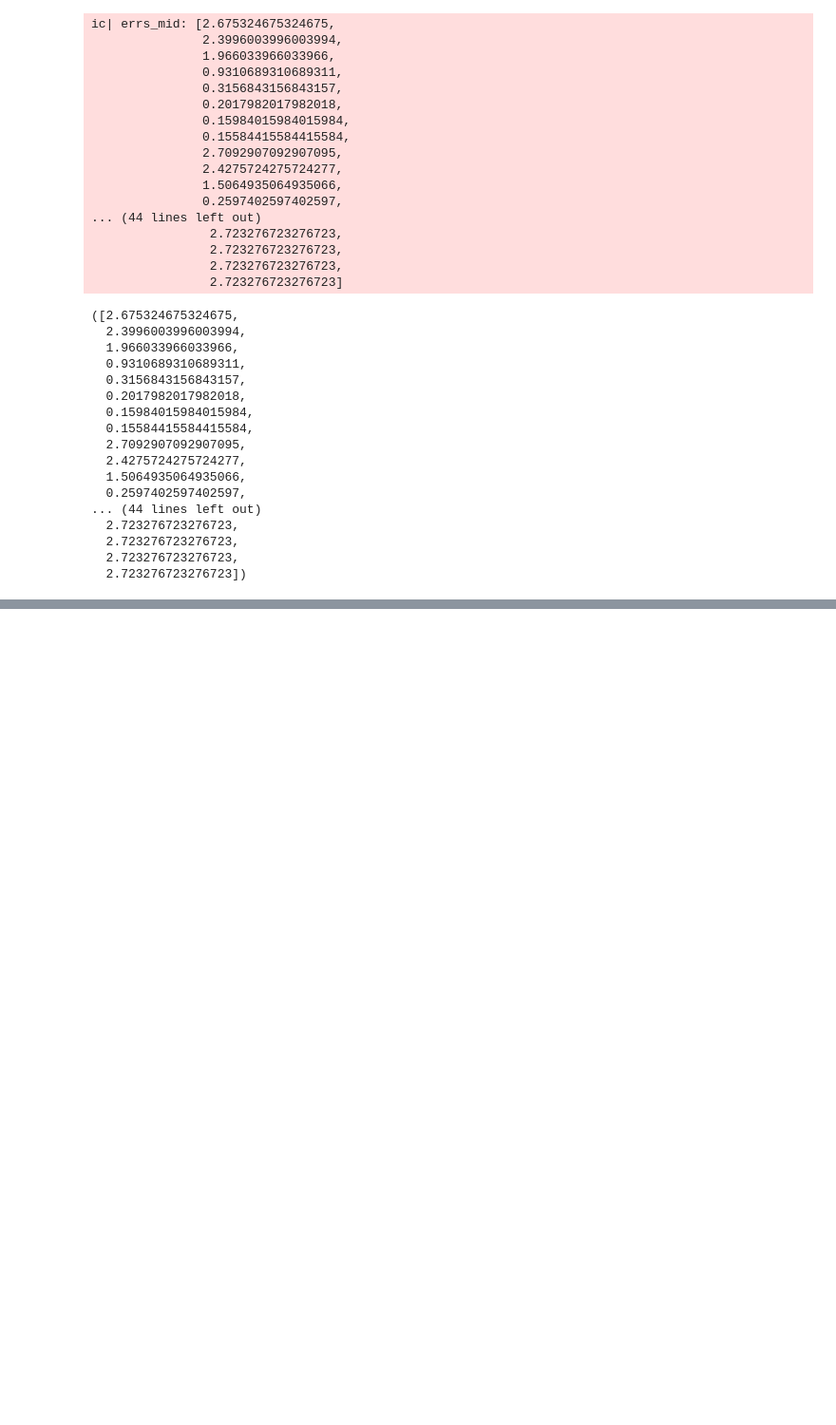
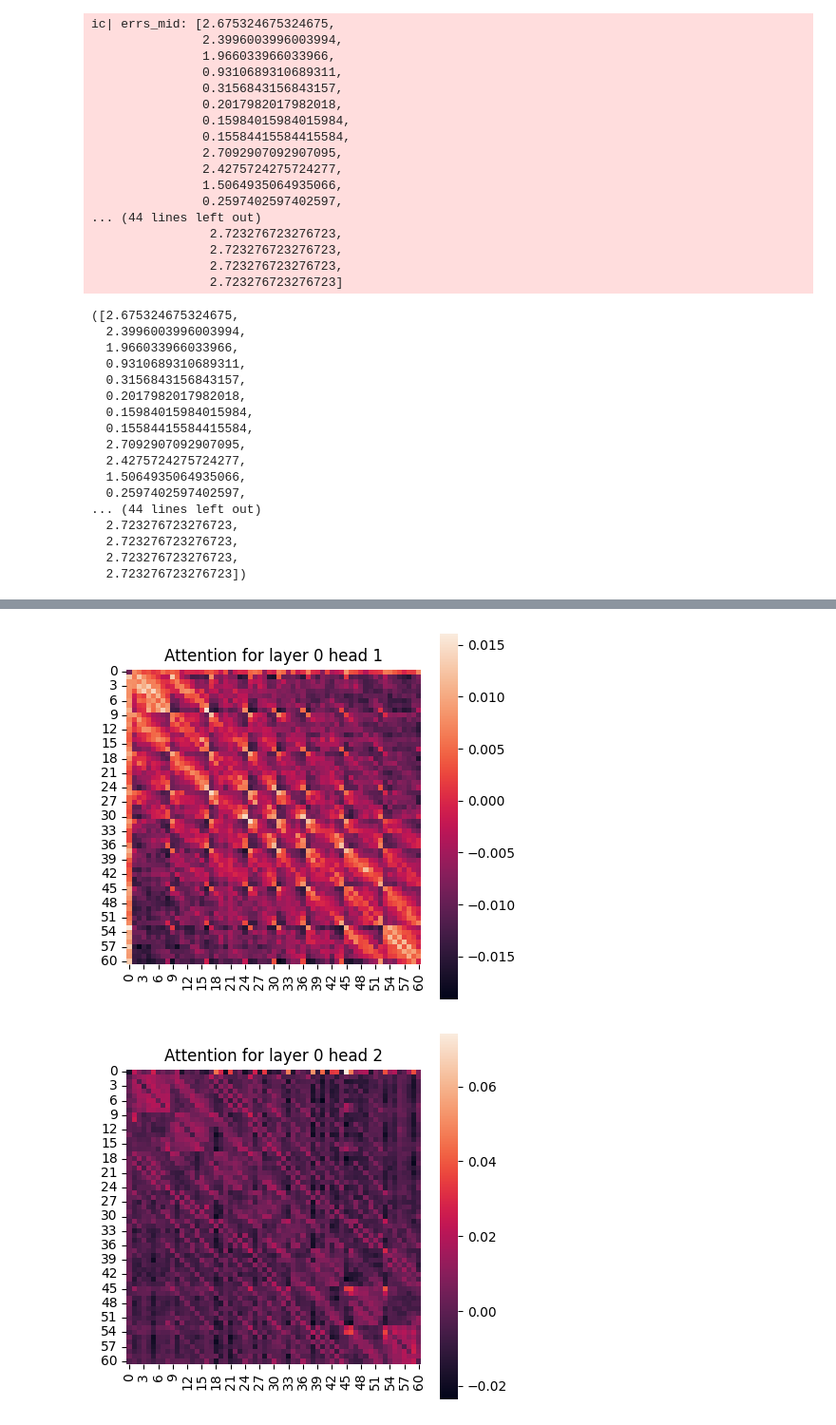
Before and after one commit to callumcanavan/othello-gpt, a Jupyter notebook: Othello_GPT.ipynb, the cells around one changed output, grey strips where cells are left out. Shown at 95% size. Drawn from its saved outputs; the diff is of its cells as text; code cells hidden in the pictures; blank space fills up the shorter version.

```diff
--- a/Othello_GPT.ipynb
+++ b/Othello_GPT.ipynb
@@ -548,0 +595,5 @@ plot_intervention_errs(errs_mid_rev, errs_post_rev, null_mid[0])
+# %%
+# Layernorm vs regular normalisation
+layernorm = model.mod_dict["blocks.0.ln1"]
+layer_normed = layernorm(embed_matrix)
+embed_matrix_normed = F.normalize(embed_matrix, dim=1)
@@ -548,0 +613,11 @@ plot_intervention_errs(errs_mid_rev, errs_post_rev, null_mid[0])
+# %%
+# Get key, query, value matrices
+key_matrices = [model.state_dict()[f"blocks.{layer}.attn.W_K"] for layer in range(8)]
+query_matrices = [model.state_dict()[f"blocks.{layer}.attn.W_Q"] for layer in range(8)]
+value_matrices = [model.state_dict()[f"blocks.{layer}.attn.W_V"] for layer in range(8)]
+
+W_K = key_matrices[0]
+W_Q = query_matrices[0]
+W_V = value_matrices[0]
+ic(W_K.shape, W_Q.shape, W_V.shape)
+ic(embed_matrix.shape)
@@ -548,0 +630,15 @@ plot_intervention_errs(errs_mid_rev, errs_post_rev, null_mid[0])
+# %%
+# Get attention values for all cell embeddings
+def get_attention_values(W_K, W_Q, W_V, embed_matrix):
+    """Get attention values for all cell embeddings."""
+    # Get attention values for all cell embeddings
+    embed_matrix_normed = F.normalize(embed_matrix, dim=1)
+    K = einsum("head d_model d_head, vocab d_model -> head vocab d_head", W_K, embed_matrix_normed)
+    Q = einsum("head d_model d_head, vocab d_model -> head vocab d_head", W_Q, embed_matrix_normed)
+    V = einsum("head d_model d_head, vocab d_model -> head vocab d_head", W_V, embed_matrix_normed)
+    attention = einsum("head vocab_q d_head, head vocab_k d_head -> head vocab_q vocab_k", Q, K)
+    return K, Q, V, attention
+
+
+K, Q, V, attention = get_attention_values(W_K, W_Q, W_V, embed_matrix)
+ic(K.shape, Q.shape, V.shape, attention.shape)
@@ -548,0 +654,16 @@ plot_intervention_errs(errs_mid_rev, errs_post_rev, null_mid[0])
+# %%
+# Plot attention heatmap for each layer
+def plot_attention_heatmap(attention, head, title=""):
+    """Plot attention heatmap for one layer."""
+    fig, axs = plt.subplots(1, 1, figsize=(5, 5))
+    sns.heatmap(attention[head], ax=axs, square=True, cbar=True)
+    title = title or f"Attention for layer 0 head {head+1}"
+    plt.title(title)
+    plt.show()
+
+
+for head in range(8):
+    plot_attention_heatmap(attention, head)
+# %% [output]
+[figure, added]
+[figure, added]
```
Also changed, not shown: parts of 15 cells of this notebook, 2 other files.
